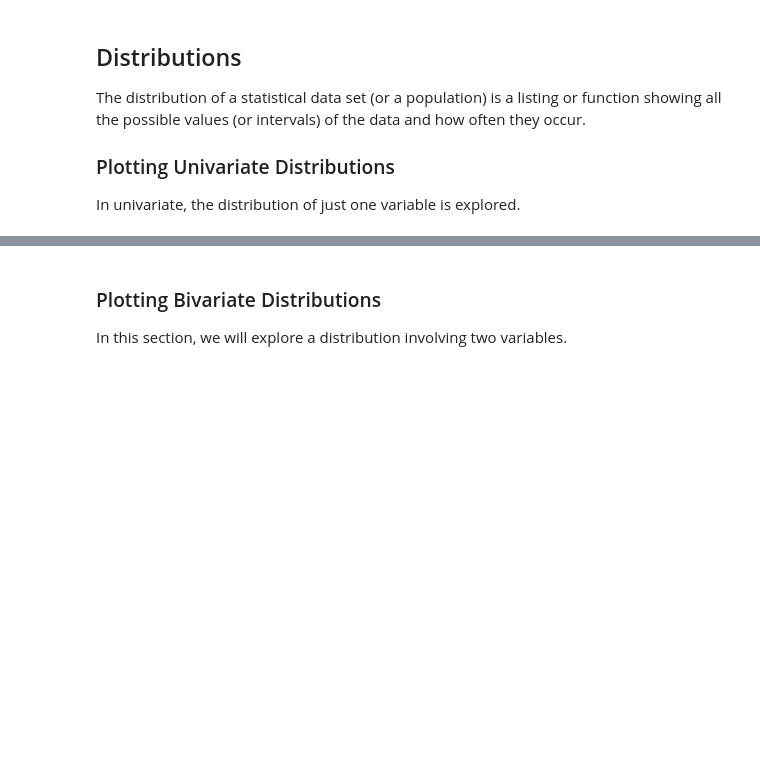
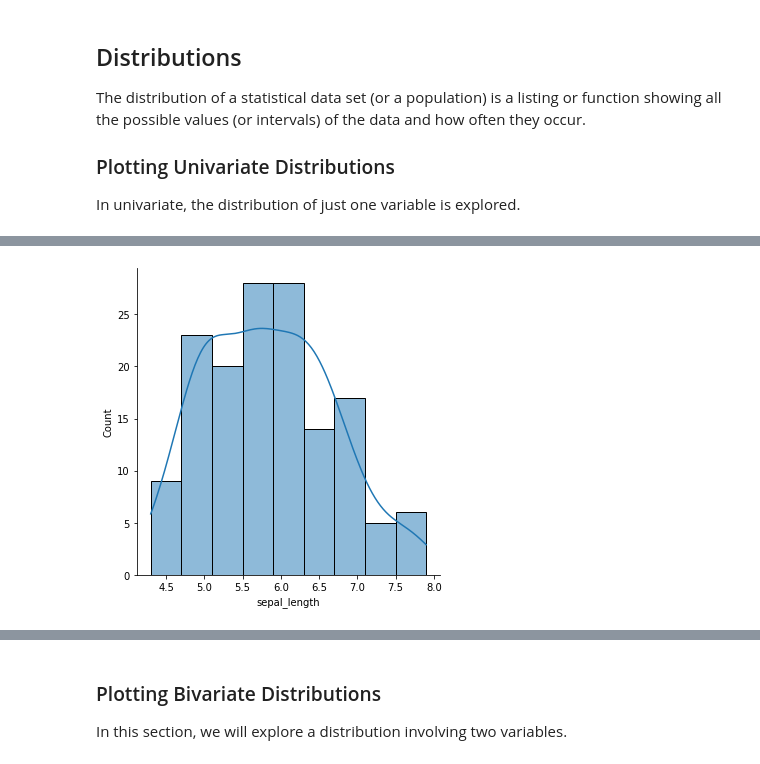
Before and after one commit to danikhani/ITDS-Instructions-WS20, a Jupyter notebook: Instruction3/Data Visualization_Decision Trees-Instruction.ipynb, the cells around one changed output, grey strips where cells are left out. Drawn from its saved outputs; the diff is of its cells as text; code cells hidden in the pictures; blank space fills up the shorter version.

```diff
--- a/Instruction3/Data Visualization_Decision Trees-Instruction.ipynb
+++ b/Instruction3/Data Visualization_Decision Trees-Instruction.ipynb
@@ -188,6 +358,8 @@ iris.shape
 # %%
 #default distribution with histogram and kernel density
-sns.displot(data=iris, x='petal_length', kde=True);
+sns.displot(data=iris, x='sepal_length', kde=True);
+# %% [output]
+[figure, added]
 # %%
 #Without kernel density, with rug plot (small vertical lines show the observations in each bin)
 sns.displot(data=iris, x='petal_length', kde=False);
```
Also changed, not shown: parts of 37 cells of this notebook.
